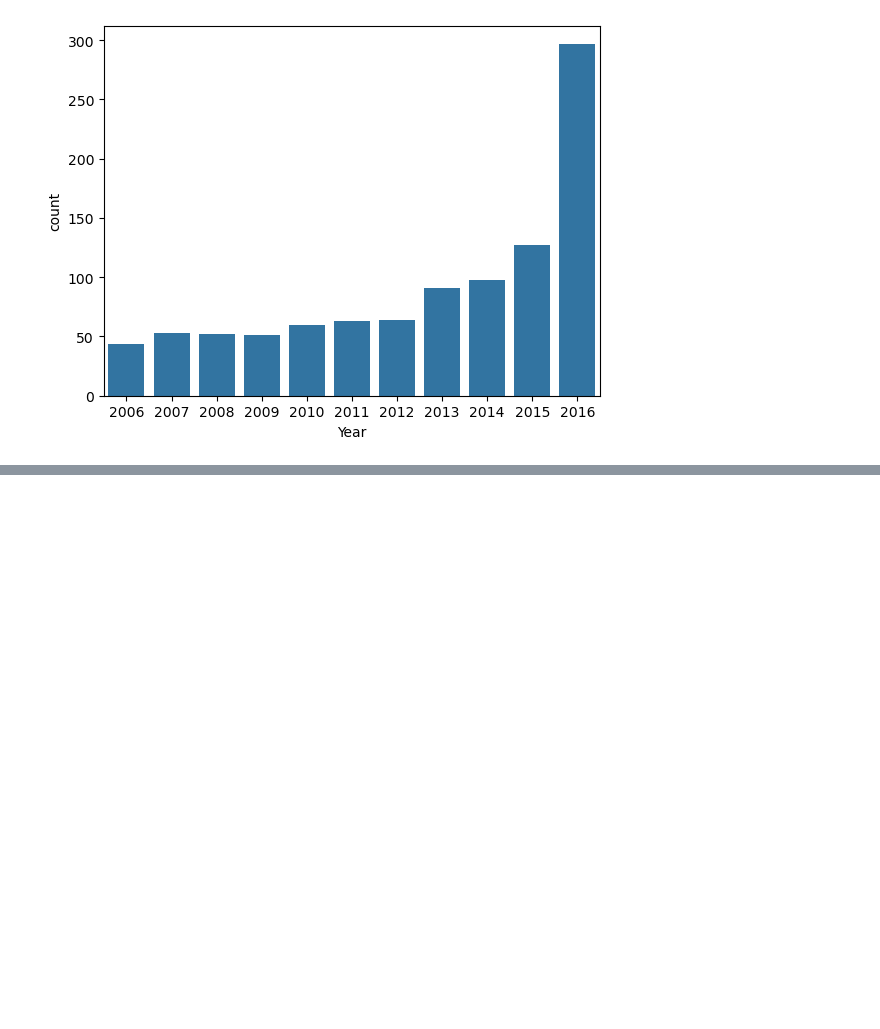
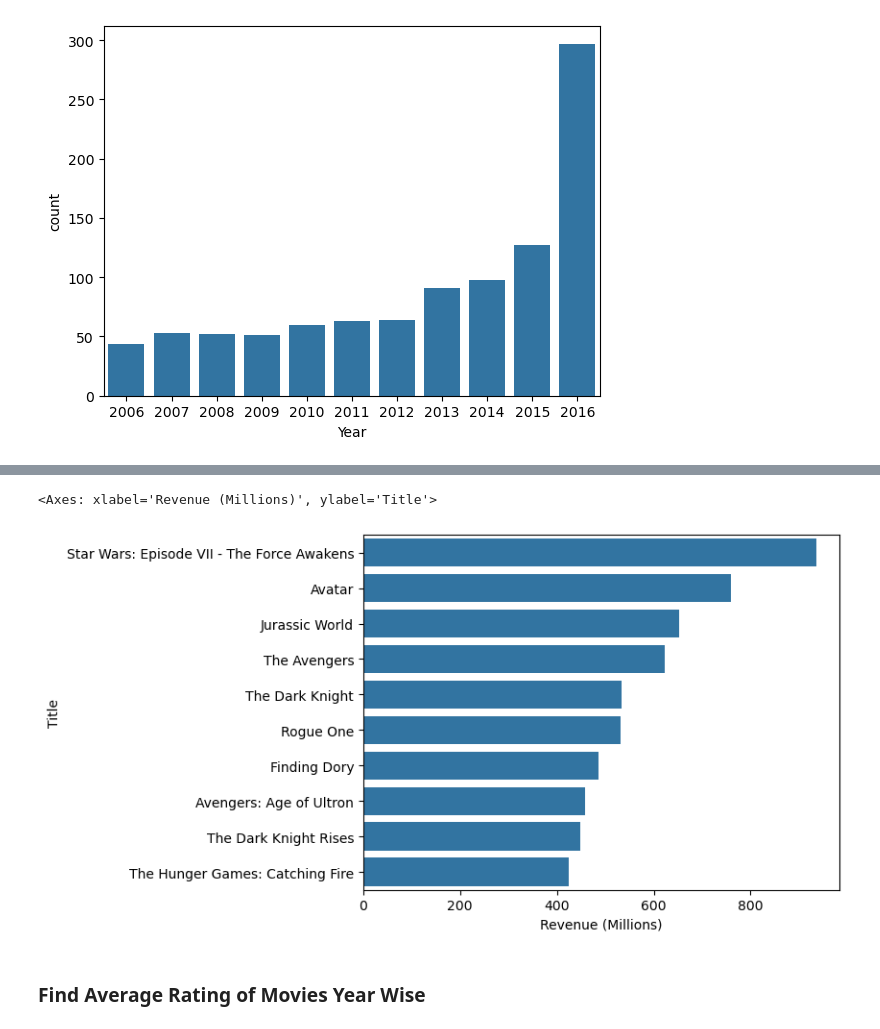
Before and after one commit to techdining01/Adult_income, a Jupyter notebook: IMDB_Data.ipynb, the cells around one changed output, grey strips where cells are left out. Drawn from its saved outputs; the diff is of its cells as text; code cells hidden in the pictures; blank space fills up the shorter version.

```diff
--- a/IMDB_Data.ipynb
+++ b/IMDB_Data.ipynb
@@ -394,0 +433,3 @@ sns.barplot(x='Year', y='count', data=d)
+# %%
+d = pd.DataFrame(data.nlargest(10, 'Revenue (Millions)')[['Title','Revenue (Millions)']]).set_index('Title')
+d
@@ -394,0 +449,7 @@ sns.barplot(x='Year', y='count', data=d)
+# %%
+sns.barplot(x='Revenue (Millions)', y='Title', data=d)
+# %% [output]
+<Axes: xlabel='Revenue (Millions)', ylabel='Title'>
+[figure, added]
+# %% [markdown]
+### Find Average Rating of Movies Year Wise
```
Also changed, not shown: parts of 30 cells of this notebook.
